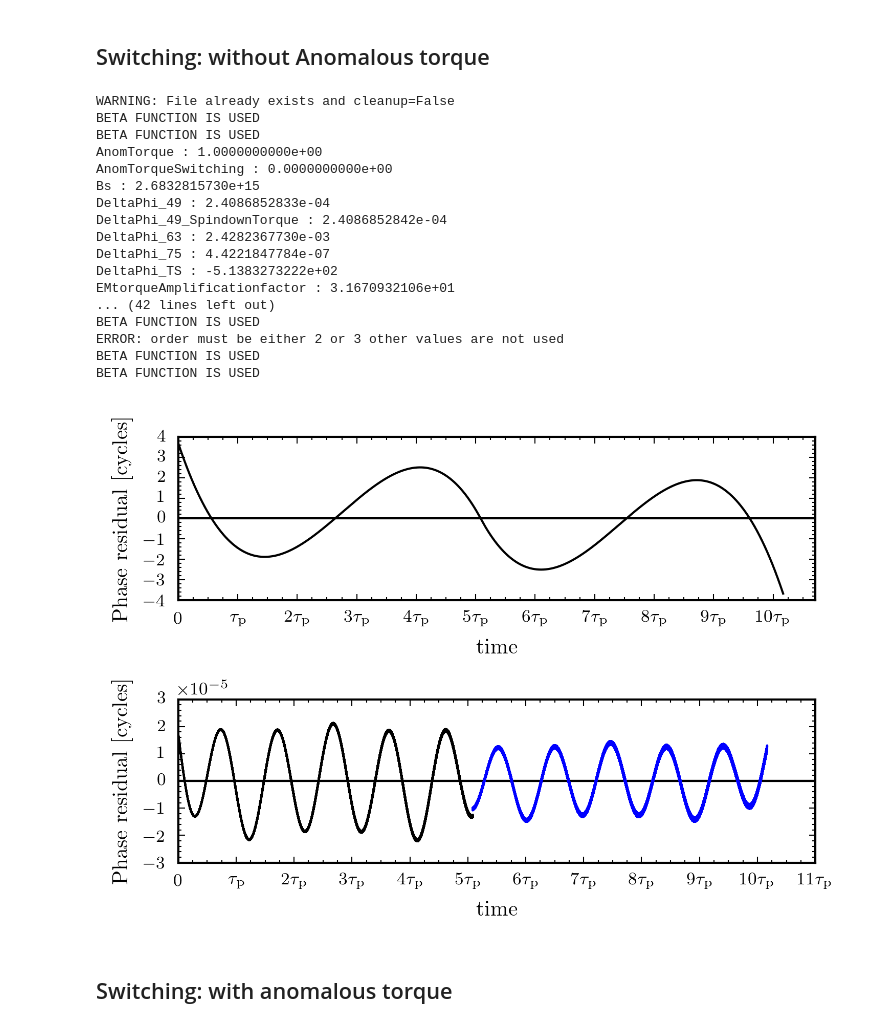
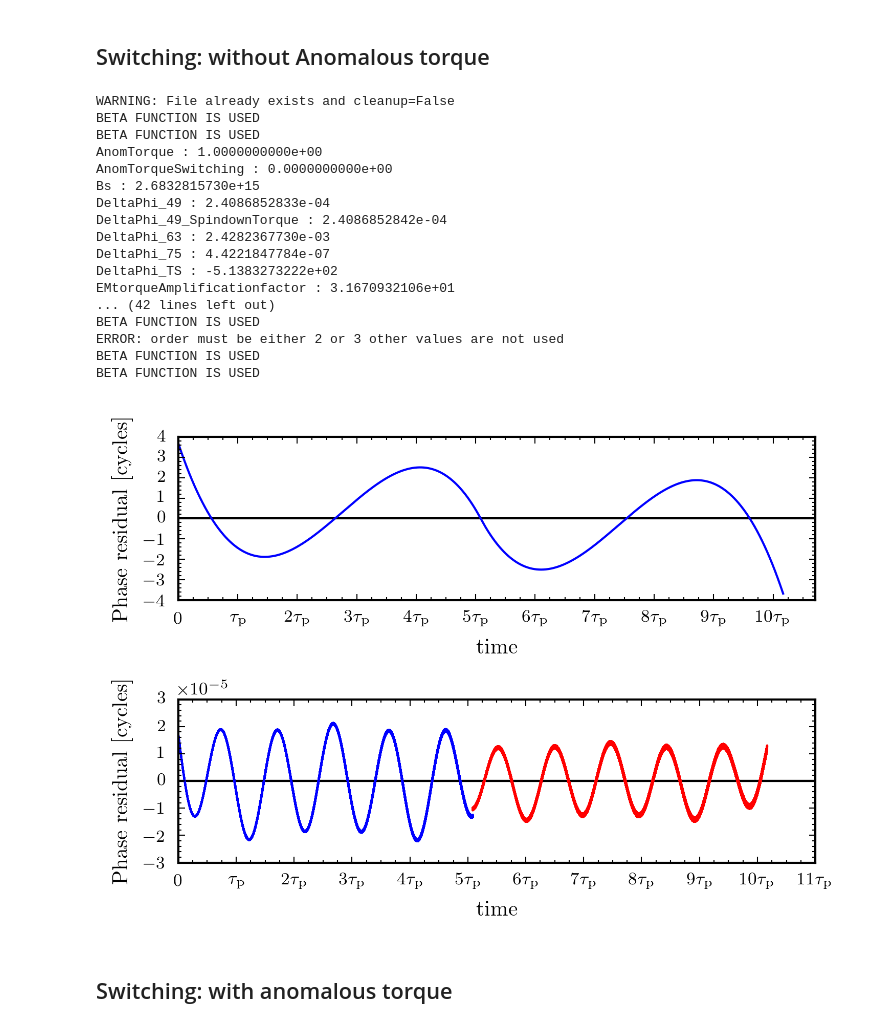
Before and after one commit to GregoryAshton/thesis, a Jupyter notebook: inertial_frame/ManualSwitching.ipynb, the cells around one changed output. Cells and saved outputs as stored; diff of their text form; code cells hidden in the pictures.

```diff
--- a/inertial_frame/ManualSwitching.ipynb
+++ b/inertial_frame/ManualSwitching.ipynb
@@ -101,37 +101,37 @@ file_name = main(chi0=chi0, epsI3=epsI3, epsA=epsA, omega0=omega0, T=T,
 
 File_Functions.PrintParameterDictionary(file_name)
 
 
 fig1, (ax1, ax2) = plt.subplots(nrows=2, figsize=(5, 3.5))
-ax1 = Plot.PhaseResidual(file_name, ax=ax1, noise=noise, color="k", order=4)
+ax1 = Plot.PhaseResidual(file_name, ax=ax1, noise=noise, color="b", order=4)
 leg = plt.legend()
 
-ax2 = Plot.PhaseResidual(file_name, ax=ax2, noise=noise, color="k",
+ax2 = Plot.PhaseResidual(file_name, ax=ax2, noise=noise, color="b",
                            tstart=0, tend=SwitchTime, order=4)
-ax2 = Plot.PhaseResidual(file_name, ax=ax2,  noise=noise, color="b",
+ax2 = Plot.PhaseResidual(file_name, ax=ax2,  noise=noise, color="r",
                          tstart=SwitchTime, tend=None, order=4)
 plt.tight_layout()
 plt.savefig("img/SwitchingWithoutAnomTorque.pdf")
 plt.show()
 # %% [output]
 WARNING: File already exists and cleanup=False
 BETA FUNCTION IS USED
 BETA FUNCTION IS USED
 AnomTorque : 1.0000000000e+00
 AnomTorqueSwitching : 0.0000000000e+00
 Bs : 2.6832815730e+15
 DeltaPhi_49 : 2.4086852833e-04
 DeltaPhi_49_SpindownTorque : 2.4086852842e-04
 DeltaPhi_63 : 2.4282367730e-03
 DeltaPhi_75 : 4.4221847784e-07
 DeltaPhi_TS : -5.1383273222e+02
 EMtorqueAmplificationfactor : 3.1670932106e+01
 ... (42 lines left out)
 BETA FUNCTION IS USED
 ERROR: order must be either 2 or 3 other values are not used
 BETA FUNCTION IS USED
 BETA FUNCTION IS USED
-[figure, old version]
+[figure, new version]
 # %% [markdown]
 ## Switching: with anomalous torque
 # %%
```
Also changed, not shown: parts of 2 cells of this notebook, 16 other files.
